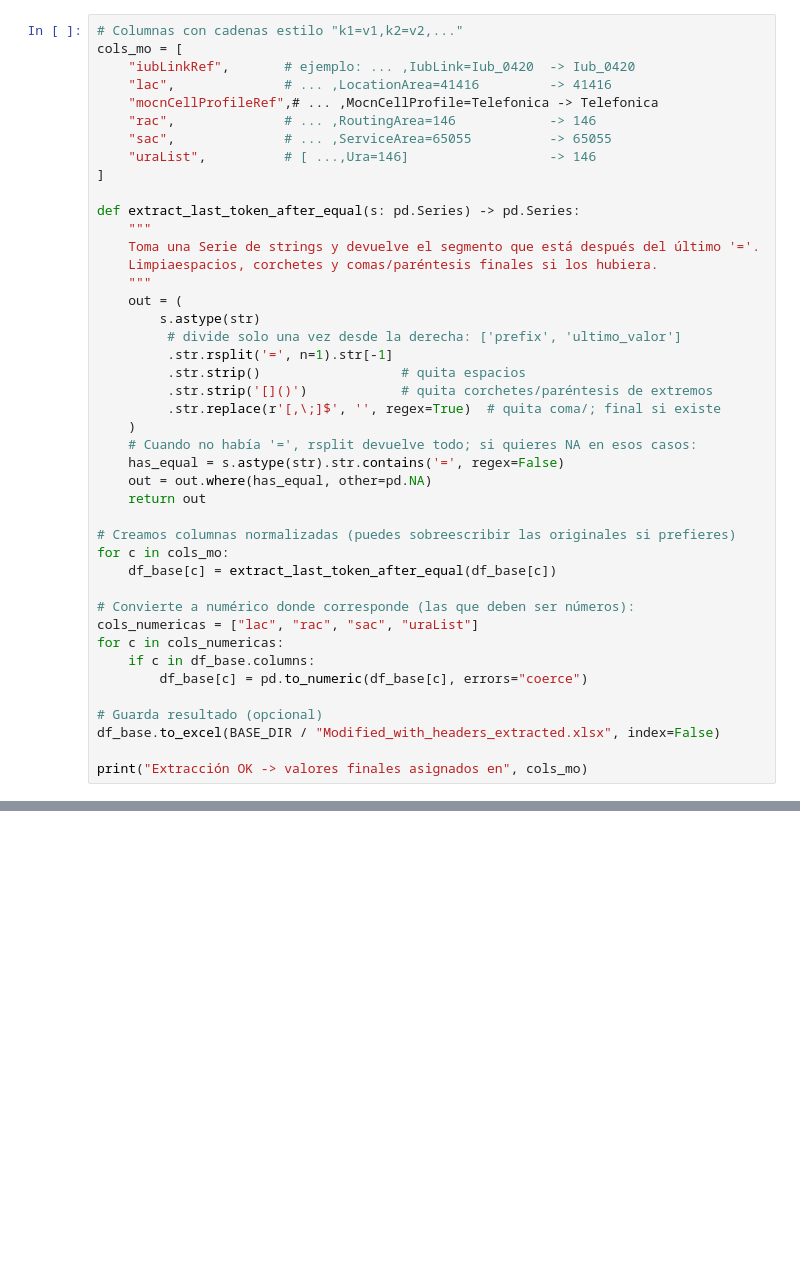
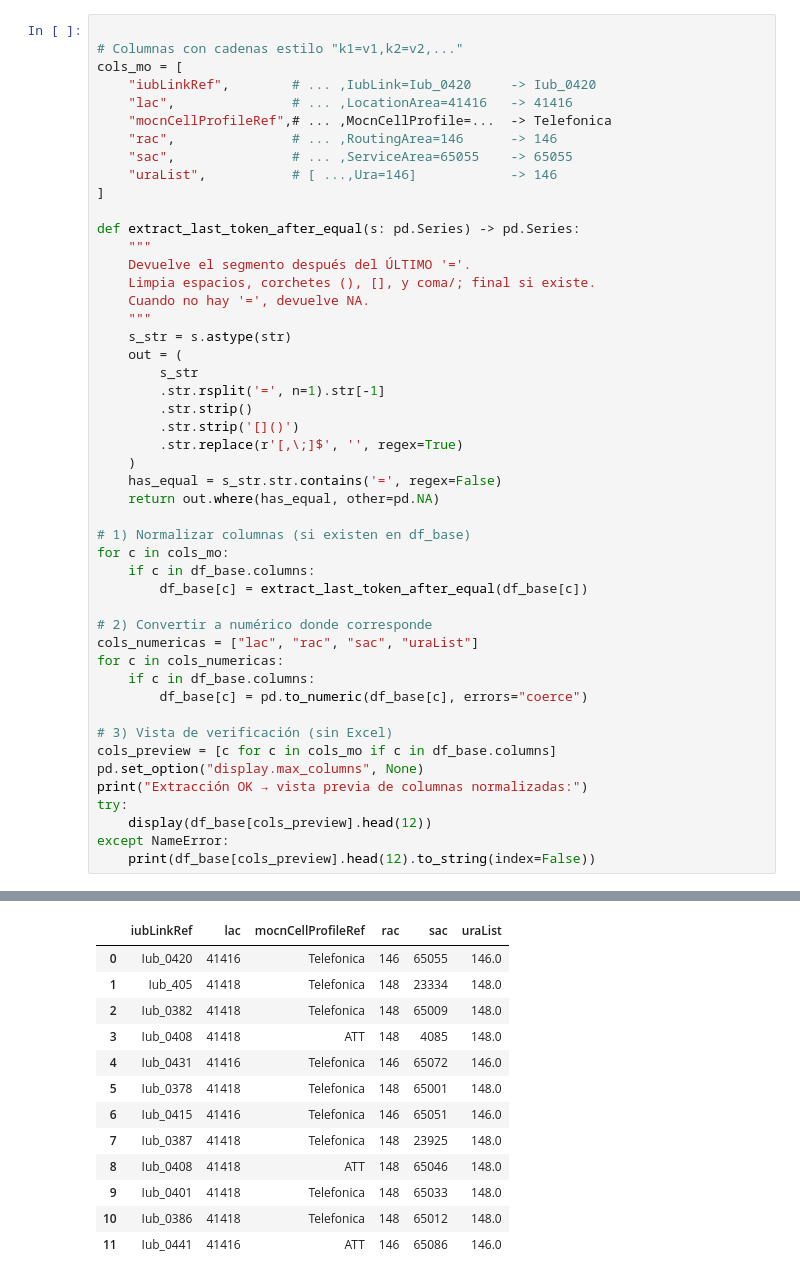
Before and after one commit to chava28pvp/lstcellran, a Jupyter notebook: df_processing_Ericsson3G.ipynb, the cells around one changed output, grey strips where cells are left out. Saved outputs shown, nothing was run; the diff lists cells and outputs as text; blank space fills up the shorter version.

Commit message:
process modified with df done

```diff
--- a/df_processing_Ericsson3G.ipynb
+++ b/df_processing_Ericsson3G.ipynb
@@ -189,44 +196,49 @@ with pd.option_context('display.max_columns', 20, 'display.width', 200):
 # %%
+
 # Columnas con cadenas estilo "k1=v1,k2=v2,..."
 cols_mo = [
-    "iubLinkRef",       # ejemplo: ... ,IubLink=Iub_0420  -> Iub_0420
-    "lac",              # ... ,LocationArea=41416         -> 41416
-    "mocnCellProfileRef",# ... ,MocnCellProfile=Telefonica -> Telefonica
-    "rac",              # ... ,RoutingArea=146            -> 146
-    "sac",              # ... ,ServiceArea=65055          -> 65055
-    "uraList",          # [ ...,Ura=146]                  -> 146
+    "iubLinkRef",        # ... ,IubLink=Iub_0420     -> Iub_0420
+    "lac",               # ... ,LocationArea=41416   -> 41416
+    "mocnCellProfileRef",# ... ,MocnCellProfile=...  -> Telefonica
+    "rac",               # ... ,RoutingArea=146      -> 146
+    "sac",               # ... ,ServiceArea=65055    -> 65055
+    "uraList",           # [ ...,Ura=146]            -> 146
 ]
 
 def extract_last_token_after_equal(s: pd.Series) -> pd.Series:
     """
-    Toma una Serie de strings y devuelve el segmento que está después del último '='.
-    Limpiaespacios, corchetes y comas/paréntesis finales si los hubiera.
+    Devuelve el segmento después del ÚLTIMO '='.
+    Limpia espacios, corchetes (), [], y coma/; final si existe.
+    Cuando no hay '=', devuelve NA.
     """
+    s_str = s.astype(str)
     out = (
-        s.astype(str)
-         # divide solo una vez desde la derecha: ['prefix', 'ultimo_valor']
-         .str.rsplit('=', n=1).str[-1]
-         .str.strip()                  # quita espacios
-         .str.strip('[]()')            # quita corchetes/paréntesis de extremos
-         .str.replace(r'[,\;]$', '', regex=True)  # quita coma/; final si existe
+        s_str
+        .str.rsplit('=', n=1).str[-1]
+        .str.strip()
+        .str.strip('[]()')
+        .str.replace(r'[,\;]$', '', regex=True)
     )
-    # Cuando no había '=', rsplit devuelve todo; si quieres NA en esos casos:
-    has_equal = s.astype(str).str.contains('=', regex=False)
-    out = out.where(has_equal, other=pd.NA)
-    return out
+    has_equal = s_str.str.contains('=', regex=False)
+    return out.where(has_equal, other=pd.NA)
 
-# Creamos columnas normalizadas (puedes sobreescribir las originales si prefieres)
+# 1) Normalizar columnas (si existen en df_base)
 for c in cols_mo:
-    df_base[c] = extract_last_token_after_equal(df_base[c])
+    if c in df_base.columns:
+        df_base[c] = extract_last_token_after_equal(df_base[c])
 
-# Convierte a numérico donde corresponde (las que deben ser números):
+# 2) Convertir a numérico donde corresponde
 cols_numericas = ["lac", "rac", "sac", "uraList"]
 for c in cols_numericas:
     if c in df_base.columns:
         df_base[c] = pd.to_numeric(df_base[c], errors="coerce")
 
-# Guarda resultado (opcional)
-df_base.to_excel(BASE_DIR / "Modified_with_headers_extracted.xlsx", index=False)
-
-print("Extracción OK -> valores finales asignados en", cols_mo)
+# 3) Vista de verificación (sin Excel)
+cols_preview = [c for c in cols_mo if c in df_base.columns]
+pd.set_option("display.max_columns", None)
+print("Extracción OK → vista previa de columnas normalizadas:")
+try:
+    display(df_base[cols_preview].head(12))
+except NameError:
+    print(df_base[cols_preview].head(12).to_string(index=False))
 # %% [output]
@@ -234 +246,14 @@ print("Extracción OK -> valores finales asignados en", cols_mo)
+|  | iubLinkRef | lac | mocnCellProfileRef | rac | sac | uraList |
+| 0 | Iub_0420 | 41416 | Telefonica | 146 | 65055 | 146.0 |
+| 1 | Iub_405 | 41418 | Telefonica | 148 | 23334 | 148.0 |
+| 2 | Iub_0382 | 41418 | Telefonica | 148 | 65009 | 148.0 |
+| 3 | Iub_0408 | 41418 | ATT | 148 | 4085 | 148.0 |
+| 4 | Iub_0431 | 41416 | Telefonica | 146 | 65072 | 146.0 |
+| 5 | Iub_0378 | 41418 | Telefonica | 148 | 65001 | 148.0 |
+| 6 | Iub_0415 | 41416 | Telefonica | 146 | 65051 | 146.0 |
+| 7 | Iub_0387 | 41418 | Telefonica | 148 | 23925 | 148.0 |
+| 8 | Iub_0408 | 41418 | ATT | 148 | 65046 | 148.0 |
+| 9 | Iub_0401 | 41418 | Telefonica | 148 | 65033 | 148.0 |
+| 10 | Iub_0386 | 41418 | Telefonica | 148 | 65012 | 148.0 |
+| 11 | Iub_0441 | 41416 | ATT | 146 | 65086 | 146.0 |
 # %%
```
Also changed, not shown: parts of 10 cells of this notebook, 2 other files.
